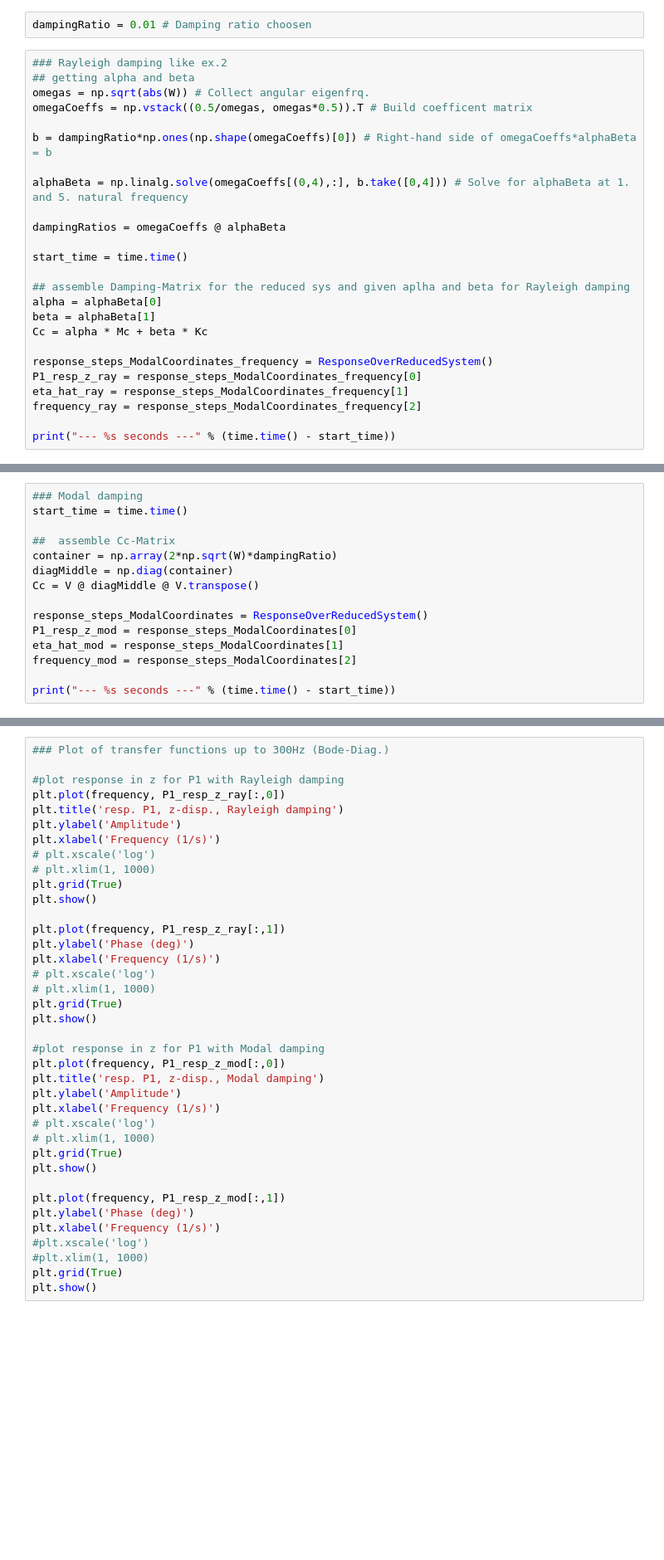
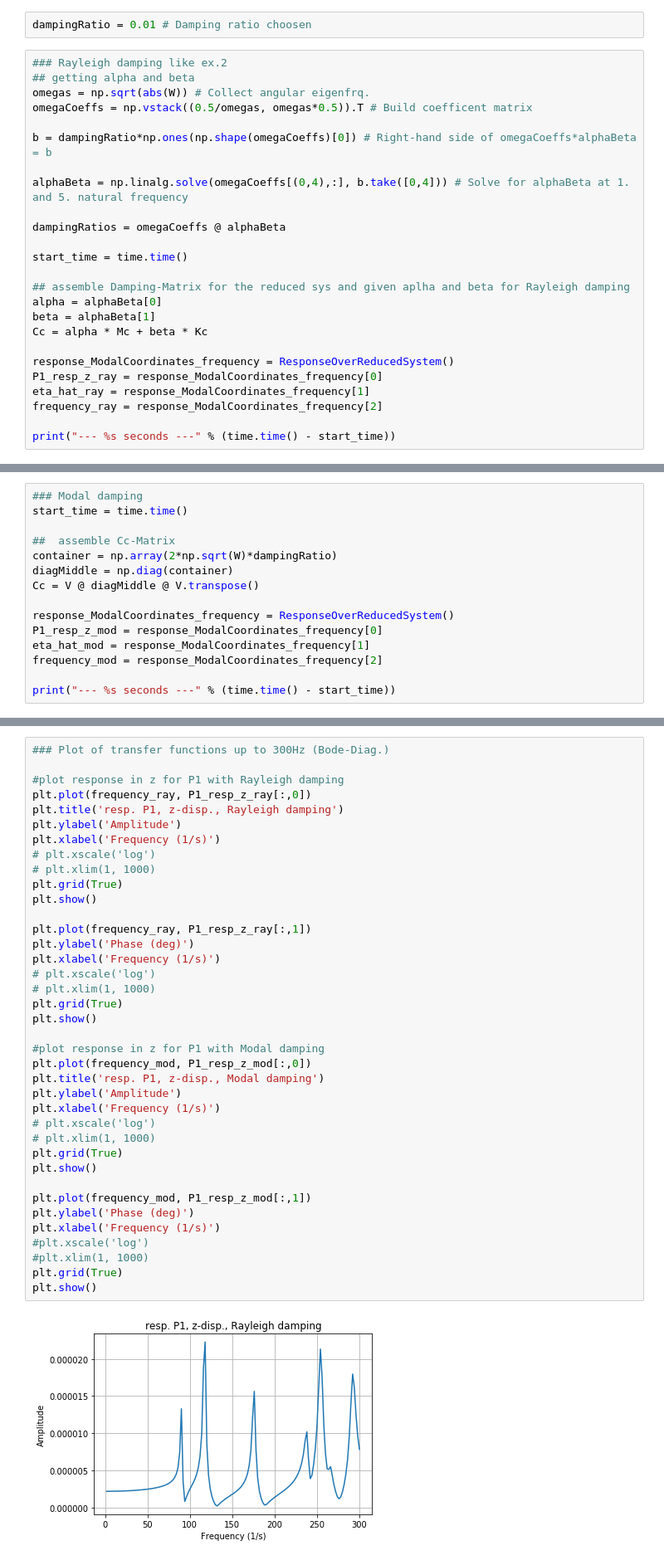
Before and after one commit to phmandl/modalanalyse, a Jupyter notebook: HW3/3_ModalSubspace_coupled_oscillators-max.ipynb, the cells around one changed output, grey strips where cells are left out. Shown at 83% size. Drawn from its saved outputs; the diff is of its cells as text; blank space fills up the shorter version.

```diff
--- a/HW3/3_ModalSubspace_coupled_oscillators-max.ipynb
+++ b/HW3/3_ModalSubspace_coupled_oscillators-max.ipynb
@@ -234,9 +234,9 @@ alpha = alphaBeta[0]
 beta = alphaBeta[1]
 Cc = alpha * Mc + beta * Kc
 
-response_steps_ModalCoordinates_frequency = ResponseOverReducedSystem()
-P1_resp_z_ray = response_steps_ModalCoordinates_frequency[0]
-eta_hat_ray = response_steps_ModalCoordinates_frequency[1]
-frequency_ray = response_steps_ModalCoordinates_frequency[2]
+response_ModalCoordinates_frequency = ResponseOverReducedSystem()
+P1_resp_z_ray = response_ModalCoordinates_frequency[0]
+eta_hat_ray = response_ModalCoordinates_frequency[1]
+frequency_ray = response_ModalCoordinates_frequency[2]
 
 print("--- %s seconds ---" % (time.time() - start_time))
@@ -249,9 +251,9 @@ container = np.array(2*np.sqrt(W)*dampingRatio)
 diagMiddle = np.diag(container)
 Cc = V @ diagMiddle @ V.transpose()
 
-response_steps_ModalCoordinates = ResponseOverReducedSystem()
-P1_resp_z_mod = response_steps_ModalCoordinates[0]
-eta_hat_mod = response_steps_ModalCoordinates[1]
-frequency_mod = response_steps_ModalCoordinates[2]
+response_ModalCoordinates_frequency = ResponseOverReducedSystem()
+P1_resp_z_mod = response_ModalCoordinates_frequency[0]
+eta_hat_mod = response_ModalCoordinates_frequency[1]
+frequency_mod = response_ModalCoordinates_frequency[2]
 
 print("--- %s seconds ---" % (time.time() - start_time))
@@ -259,37 +263,39 @@ print("--- %s seconds ---" % (time.time() - start_time))
 ### Plot of transfer functions up to 300Hz (Bode-Diag.)
 
 #plot response in z for P1 with Rayleigh damping
-plt.plot(frequency, P1_resp_z_ray[:,0])
+plt.plot(frequency_ray, P1_resp_z_ray[:,0])
 plt.title('resp. P1, z-disp., Rayleigh damping')
 plt.ylabel('Amplitude')
 plt.xlabel('Frequency (1/s)')
 # plt.xscale('log')
 # plt.xlim(1, 1000)
 plt.grid(True)
 plt.show()
 
-plt.plot(frequency, P1_resp_z_ray[:,1])
+plt.plot(frequency_ray, P1_resp_z_ray[:,1])
 plt.ylabel('Phase (deg)')
 plt.xlabel('Frequency (1/s)')
 # plt.xscale('log')
 # plt.xlim(1, 1000)
 plt.grid(True)
 plt.show()
 
 #plot response in z for P1 with Modal damping
-plt.plot(frequency, P1_resp_z_mod[:,0])
+plt.plot(frequency_mod, P1_resp_z_mod[:,0])
 plt.title('resp. P1, z-disp., Modal damping')
 plt.ylabel('Amplitude')
 plt.xlabel('Frequency (1/s)')
 # plt.xscale('log')
 # plt.xlim(1, 1000)
 plt.grid(True)
 plt.show()
 
-plt.plot(frequency, P1_resp_z_mod[:,1])
+plt.plot(frequency_mod, P1_resp_z_mod[:,1])
 plt.ylabel('Phase (deg)')
 plt.xlabel('Frequency (1/s)')
 #plt.xscale('log')
 #plt.xlim(1, 1000)
 plt.grid(True)
 plt.show()
+# %% [output]
+[figure, added]
```
Also changed, not shown: parts of 10 cells of this notebook.
